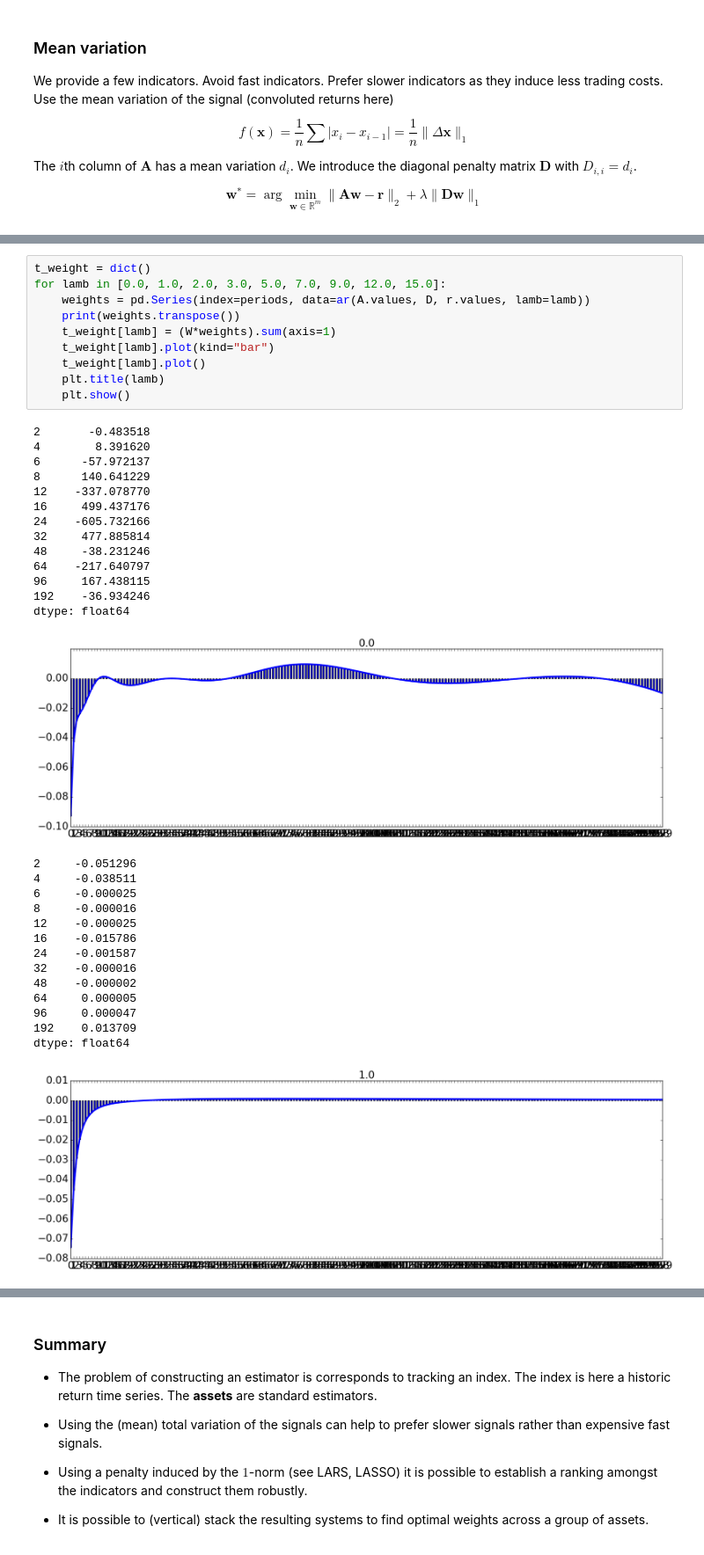
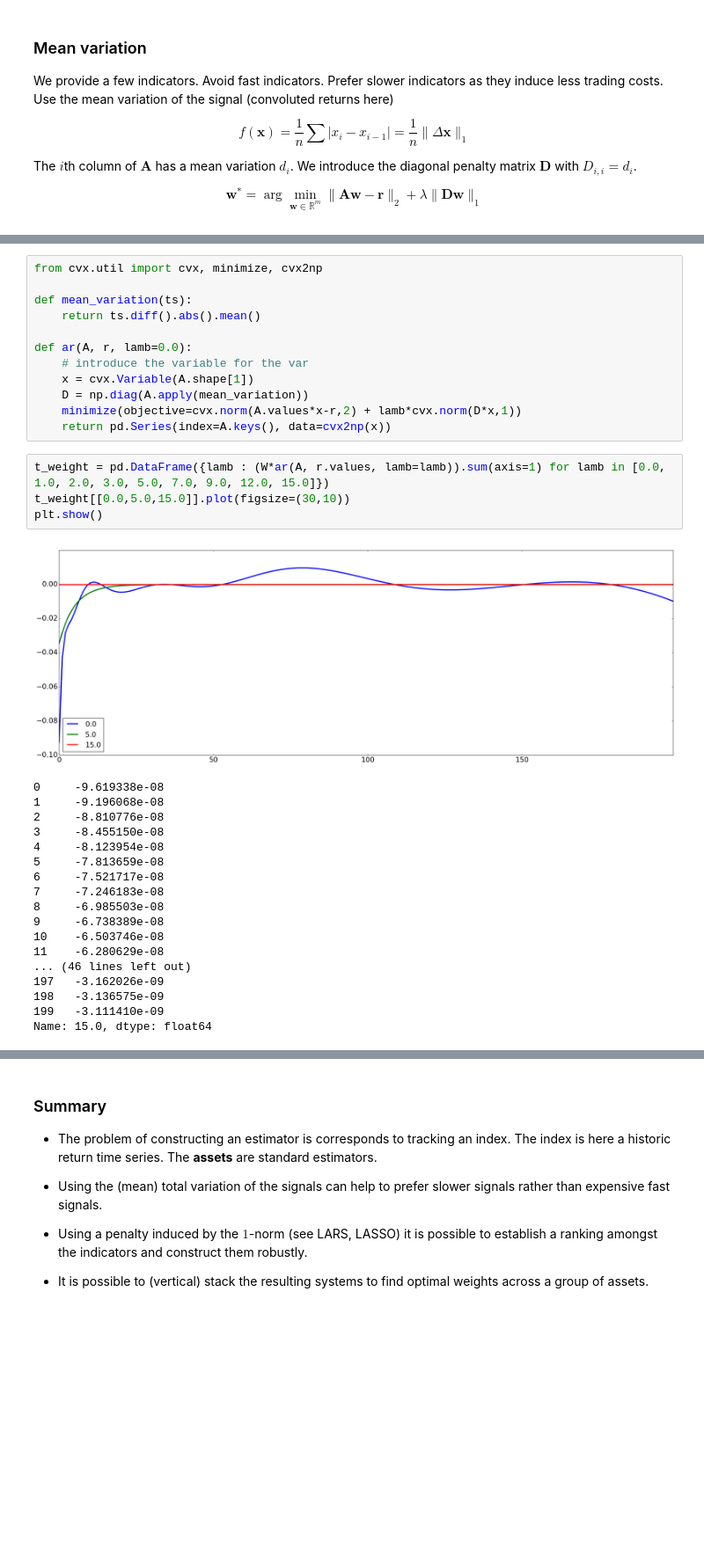
Before and after one commit to tschm/epfl, a Jupyter notebook: books/Constructing AR estimators.ipynb, the cells around one changed output, grey strips where cells are left out. Shown: that part at 88% size. Cells and saved outputs as stored; diff of their text form; blank space fills up the shorter version.

```diff
--- a/books/Constructing AR estimators.ipynb
+++ b/books/Constructing AR estimators.ipynb
@@ -225,39 +188,35 @@ def ar(A, D, r, lamb=0.0):
+# %%
+from cvx.util import cvx, minimize, cvx2np
+
+def mean_variation(ts):
+    return ts.diff().abs().mean()
+
+def ar(A, r, lamb=0.0):
+    # introduce the variable for the var
+    x = cvx.Variable(A.shape[1])
+    D = np.diag(A.apply(mean_variation))
+    minimize(objective=cvx.norm(A.values*x-r,2) + lamb*cvx.norm(D*x,1))
+    return pd.Series(index=A.keys(), data=cvx2np(x))
 # %%
-t_weight = dict()
-for lamb in [0.0, 1.0, 2.0, 3.0, 5.0, 7.0, 9.0, 12.0, 15.0]:
-    weights = pd.Series(index=periods, data=ar(A.values, D, r.values, lamb=lamb))
-    print(weights.transpose())
-    t_weight[lamb] = (W*weights).sum(axis=1)
-    t_weight[lamb].plot(kind="bar")
-    t_weight[lamb].plot()
-    plt.title(lamb)
-    plt.show()
+t_weight = pd.DataFrame({lamb : (W*ar(A, r.values, lamb=lamb)).sum(axis=1) for lamb in [0.0, 1.0, 2.0, 3.0, 5.0, 7.0, 9.0, 12.0, 15.0]})
+t_weight[[0.0,5.0,15.0]].plot(figsize=(30,10))
+plt.show()
 # %% [output]
+[figure, new version]
-2       -0.483518
-4        8.391620
-6      -57.972137
-8      140.641229
-12    -337.078770
-16     499.437176
-24    -605.732166
-32     477.885814
-48     -38.231246
-64    -217.640797
-96     167.438115
-192    -36.934246
-dtype: float64
+0     -9.619338e-08
+1     -9.196068e-08
+2     -8.810776e-08
+3     -8.455150e-08
+4     -8.123954e-08
+5     -7.813659e-08
+6     -7.521717e-08
+7     -7.246183e-08
+8     -6.985503e-08
+9     -6.738389e-08
+10    -6.503746e-08
+11    -6.280629e-08
+... (46 lines left out)
+197   -3.162026e-09
+198   -3.136575e-09
+199   -3.111410e-09
+Name: 15.0, dtype: float64
-[figure, old version]
-2     -0.051296
-4     -0.038511
-6     -0.000025
-8     -0.000016
-12    -0.000025
-16    -0.015786
-24    -0.001587
-32    -0.000016
-48    -0.000002
-64     0.000005
-96     0.000047
-192    0.013709
-dtype: float64
-[figure, removed]
```
Also changed, not shown: parts of 4 cells of this notebook, 6 other files.
